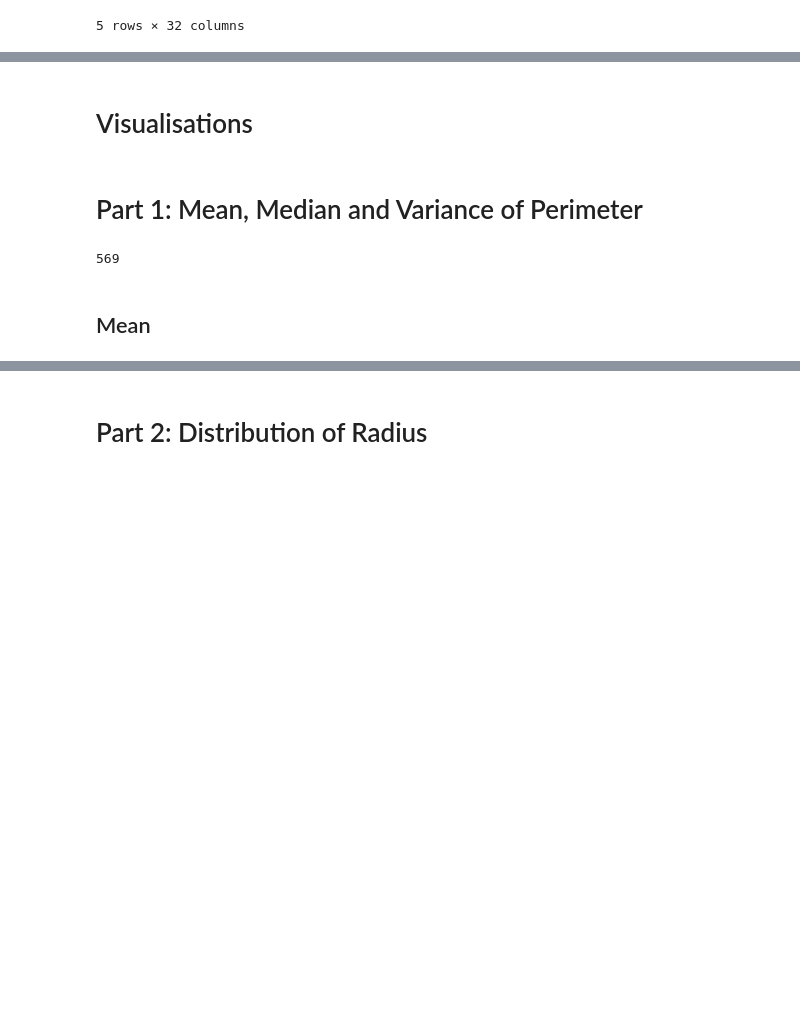
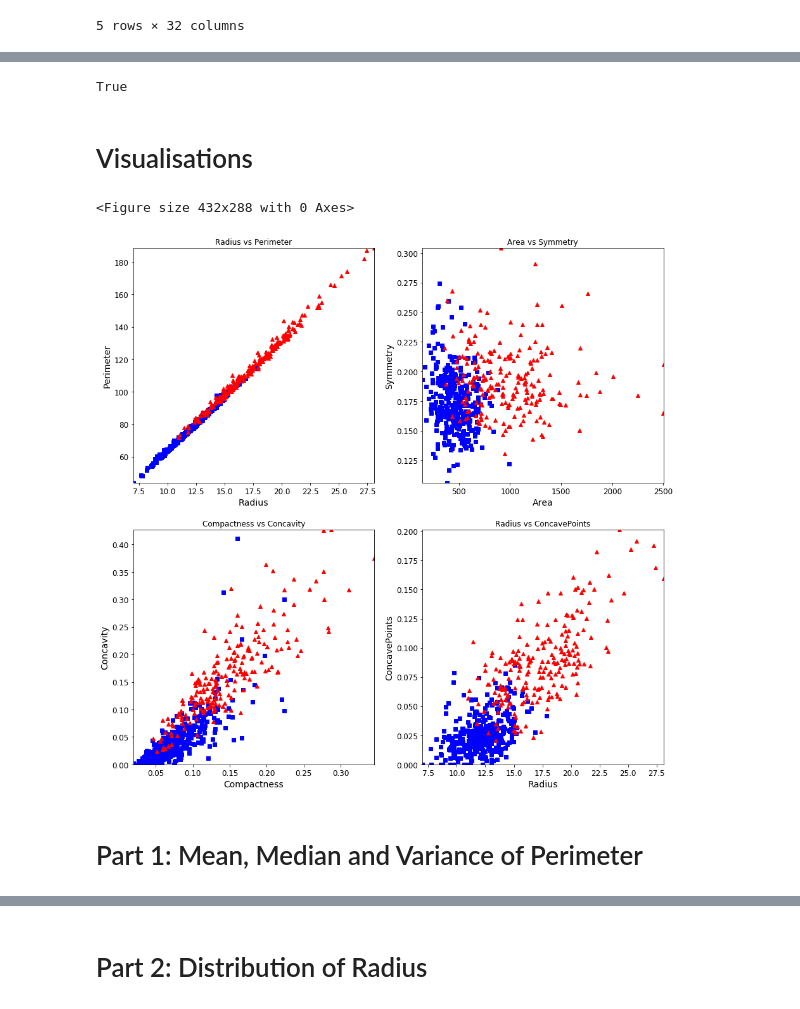
Before and after one commit to ikhaliq42/WDBC-Dataset, a Jupyter notebook: CTMLS_Homework.ipynb, the cells around one changed output, grey strips where cells are left out. Saved outputs shown, nothing was run; the diff lists cells and outputs as text; code cells hidden in the pictures; blank space fills up the shorter version.

```diff
--- a/CTMLS_Homework.ipynb
+++ b/CTMLS_Homework.ipynb
@@ -4,4 +4,11 @@
 import pandas as pd
 import numpy as np
 import scipy.stats as stats
+
+%matplotlib inline
+import matplotlib
+import matplotlib.pyplot as plt
+plt.rcParams['axes.labelsize'] = 14
+plt.rcParams['xtick.labelsize'] = 12
+plt.rcParams['ytick.labelsize'] = 12
 # %% [markdown]
@@ -30,2 +95,6 @@ df.head()
+# %%
+y_train.sum() + y_test.sum() == (df['Diagnosis'] == 'M').sum()
+# %% [output]
+True
 # %% [markdown]
 # Visualisations
@@ -34,2 +101,34 @@ df.head()
+# %%
+def plot_data_np(X1, X2, Y, x1Label, x2Label, ax):
+
+    title = x1Label + ' vs ' + x2Label
+
+    x1Min = X1.min()
+    x1Max = X1.max()
+    x2Min = X2.min()
+    x2Max = X2.max()
+
+    ax.plot(X1[Y==0], X2[Y==0], "bs")
+    ax.plot(X1[Y==1], X2[Y==1], "r^")
+    ax.axis([x1Min, x1Max, x2Min, x2Max])
+    ax.set_xlabel(x1Label)
+    ax.set_ylabel(x2Label)
+    ax.set_title(title)
+# %%
+def plot_data(df, x1Label, x2Label, ax):
+
+    plot_data_np(df[x1Label].values, df[x2Label].values, (df['Diagnosis'].values == 'M')*1, x1Label, x2Label, ax)
+# %%
+plt.figure(1)
+fig, axarr = plt.subplots(2, 2)
+plot_data(df, 'Radius', 'Perimeter', axarr[0, 0])
+plot_data(df, 'Area', 'Symmetry', axarr[0, 1])
+plot_data(df, 'Compactness', 'Concavity', axarr[1, 0])
+plot_data(df, 'Radius', 'ConcavePoints', axarr[1, 1])
+fig.set_size_inches(15, 15)
+plt.show()
+# %% [output]
+<Figure size 432x288 with 0 Axes>
+[figure, added]
 # %% [markdown]
 # Part 1: Mean, Median and Variance of Perimeter
@@ -38,6 +134,0 @@ n_samples = df.shape[0]
-# %%
-n_samples
-# %% [output]
-569
-# %% [markdown]
-##  Mean
```
Also changed, not shown: parts of 65 cells of this notebook.
